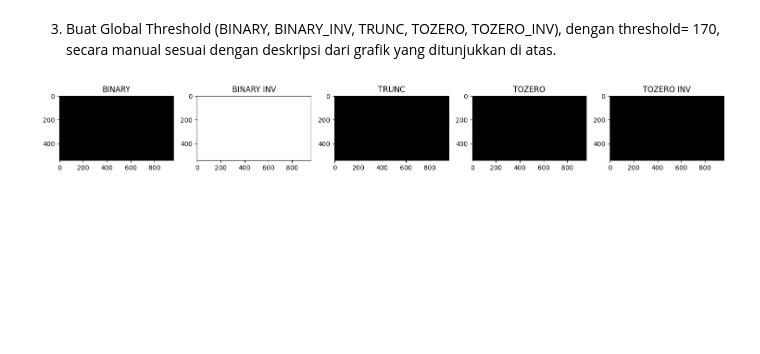
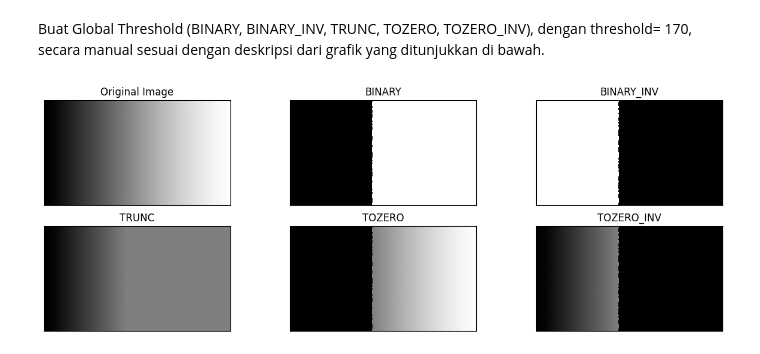
Before and after one commit to KrysnaRachmatR/PCVK_GANJIL_2023, a Jupyter notebook: Week10.ipynb, the cells around one changed output. Saved outputs shown, nothing was run; the diff lists cells and outputs as text; code cells hidden in the pictures; blank space fills up the shorter version.

```diff
--- a/Week10.ipynb
+++ b/Week10.ipynb
@@ -25,4 +25,4 @@ Drive already mounted at /content/drive; to attempt to forcibly remount, call dr
 # %% [markdown]
-3. Buat Global Threshold (BINARY, BINARY_INV, TRUNC, TOZERO, TOZERO_INV), dengan
+Buat Global Threshold (BINARY, BINARY_INV, TRUNC, TOZERO, TOZERO_INV), dengan
 threshold= 170, secara manual sesuai dengan deskripsi dari grafik yang ditunjukkan di
-atas.
+bawah.
@@ -65,27 +29,24 @@ tozero_inv[tozero_inv == 255] = 0
-# %%
-plt.figure(figsize=(15,6))
-
-plt.subplot(151)
-plt.imshow(binary, cmap='gray')
-plt.title('BINARY')
-
-plt.subplot(152)
-plt.imshow(binary_inv, cmap='gray')
-plt.title('BINARY INV')
-
-plt.subplot(153)
-plt.imshow(trunc, cmap='gray')
-plt.title('TRUNC')
-
-plt.subplot(154)
-plt.imshow(tozero, cmap='gray')
-plt.title('TOZERO')
-
-plt.subplot(155)
-plt.imshow(tozero_inv, cmap='gray')
-plt.title('TOZERO INV')
-
-plt.tight_layout()
-plt.show()
-# %% [output]
-[figure, removed]
+# %%
+filename = ('/content/drive/MyDrive/img/gradient.jpg')
+img = cv.imread(filename)
+thresh = 127 #nilai Threshold yang ditentukan
+#1. thresh1 jika pixel di img>127, maka thresh1 bernilai 1(putih) selain itu bernilai 0(hitam)
+ret,thresh1 = cv.threshold(img,thresh,255,cv.THRESH_BINARY)
+#2. thresh2 adalah binary threshold inverse
+ret,thresh2 = cv.threshold(img,thresh,255,cv.THRESH_BINARY_INV)
+#3. Threshold Truncate
+ret,thresh3 = cv.threshold(img,thresh,255,cv.THRESH_TRUNC)
+#4. Threshold Tozero
+ret,thresh4 = cv.threshold(img,thresh,255,cv.THRESH_TOZERO)
+#5. Threshold Tozero Inverse
+ret,thresh5 = cv.threshold(img,thresh,255,cv.THRESH_TOZERO_INV)
+titles = ['Original Image','BINARY','BINARY_INV','TRUNC', 'TOZERO', 'TOZERO_INV']
+images = [img, thresh1, thresh2, thresh3, thresh4, thresh5]
+plt.figure(figsize = (15,5))
+for i in range(len(images)):
+ plt.subplot(2,3,i+1),plt.imshow(images[i],'gray', interpolation='nearest')
+ plt.title(titles[i])
+ plt.xticks([]),plt.yticks([])
+plt.show()
+# %% [output]
+[figure, added]
```
Also changed, not shown: parts of 17 cells of this notebook.
